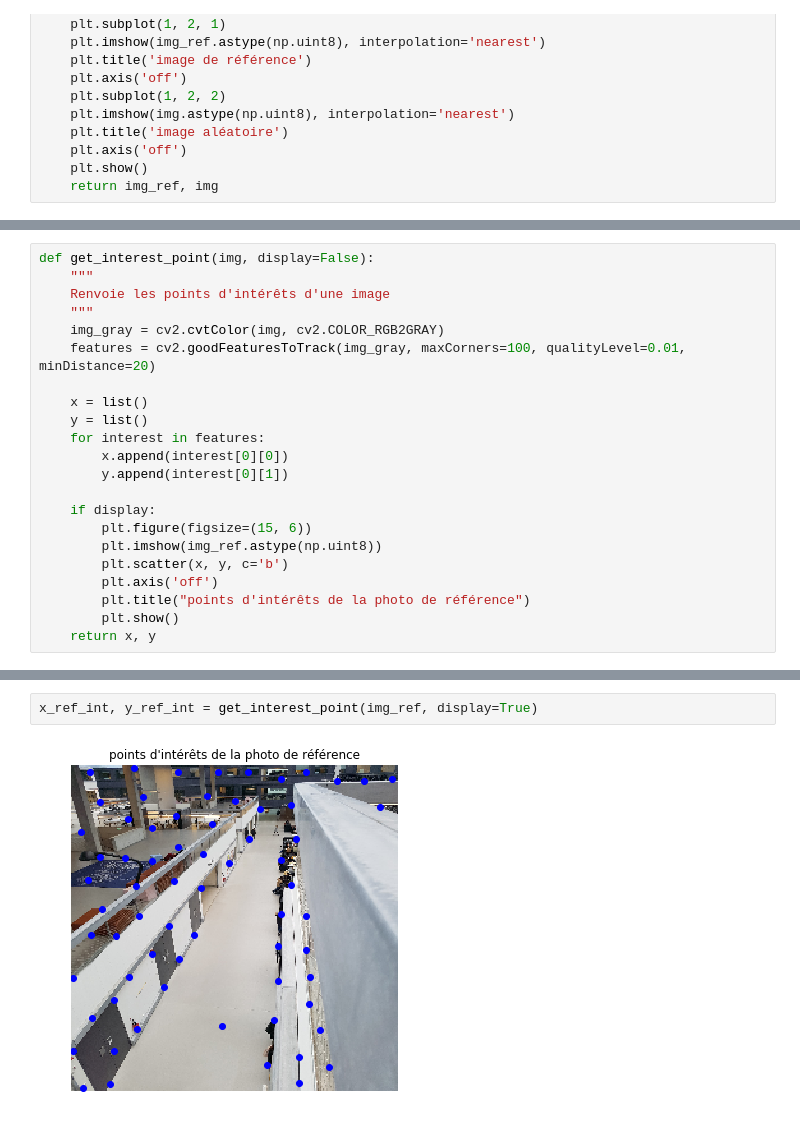
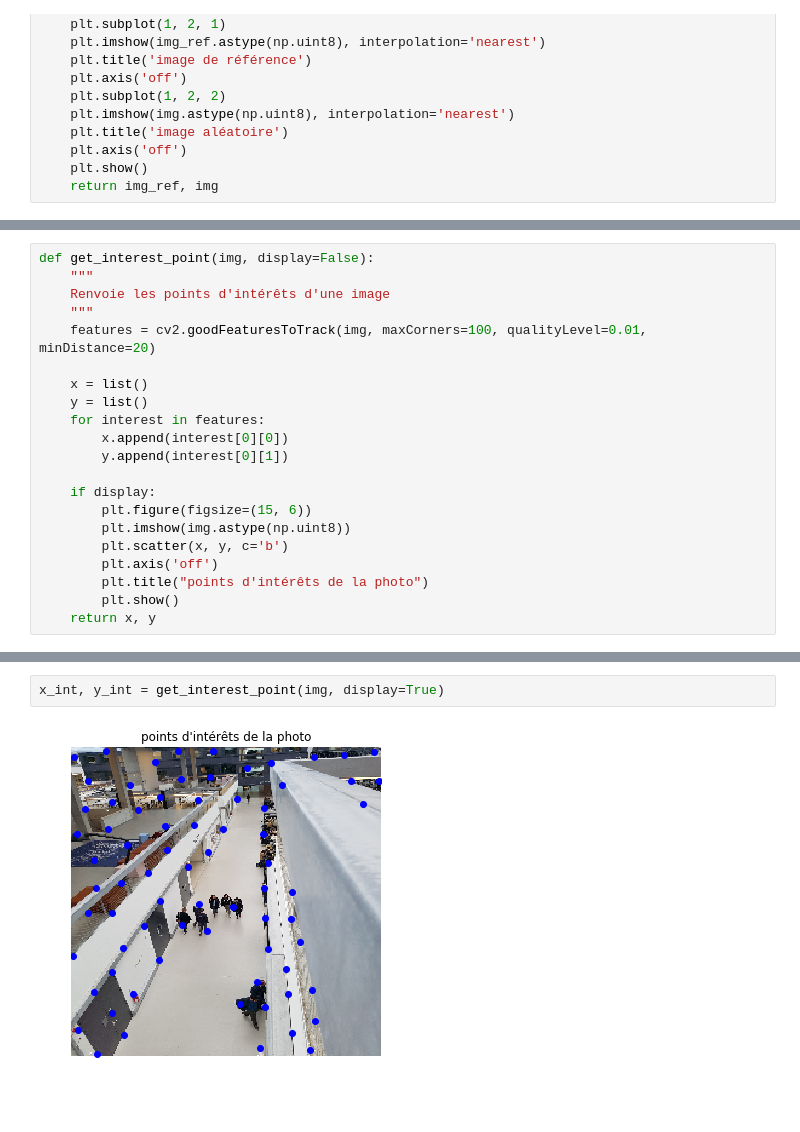
Before and after one commit to Erwandk/QueueDetection, a Jupyter notebook: code_projet/Stabilisation.ipynb, the cells around one changed output, grey strips where cells are left out. Saved outputs shown, nothing was run; the diff lists cells and outputs as text.

```diff
--- a/code_projet/Stabilisation.ipynb
+++ b/code_projet/Stabilisation.ipynb
@@ -76,8 +70,7 @@ def get_interest_point(img, display=False):
     """
     Renvoie les points d'intérêts d'une image
     """
-    img_gray = cv2.cvtColor(img, cv2.COLOR_RGB2GRAY)
-    features = cv2.goodFeaturesToTrack(img_gray, maxCorners=100, qualityLevel=0.01, minDistance=20)
+    features = cv2.goodFeaturesToTrack(img, maxCorners=100, qualityLevel=0.01, minDistance=20)
 
     x = list()
     y = list()
@@ -87,9 +80,9 @@ def get_interest_point(img, display=False):
 
     if display:
         plt.figure(figsize=(15, 6))
-        plt.imshow(img_ref.astype(np.uint8))
+        plt.imshow(img.astype(np.uint8))
         plt.scatter(x, y, c='b')
         plt.axis('off')
-        plt.title("points d'intérêts de la photo de référence")
+        plt.title("points d'intérêts de la photo")
         plt.show()
     return x, y
@@ -96,4 +155,4 @@ def get_interest_point(img, display=False):
 # %%
-x_ref_int, y_ref_int = get_interest_point(img_ref, display=True)
+x_int, y_int = get_interest_point(img, display=True)
 # %% [output]
-[figure, old version]
+[figure, new version]
```
Also changed, not shown: parts of 17 cells of this notebook.
